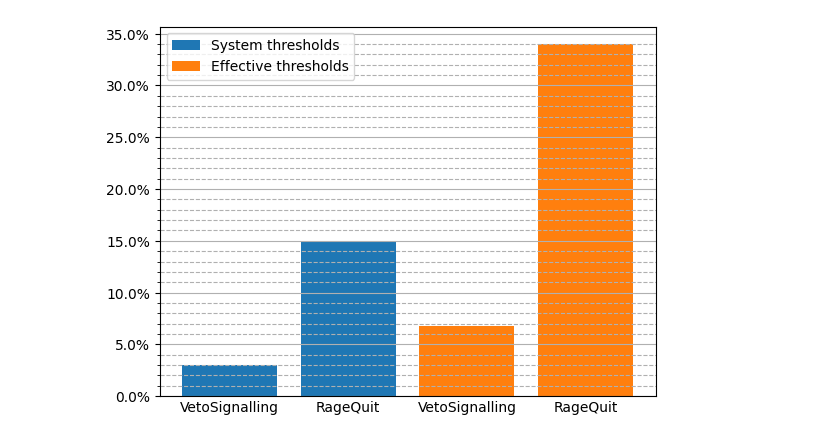
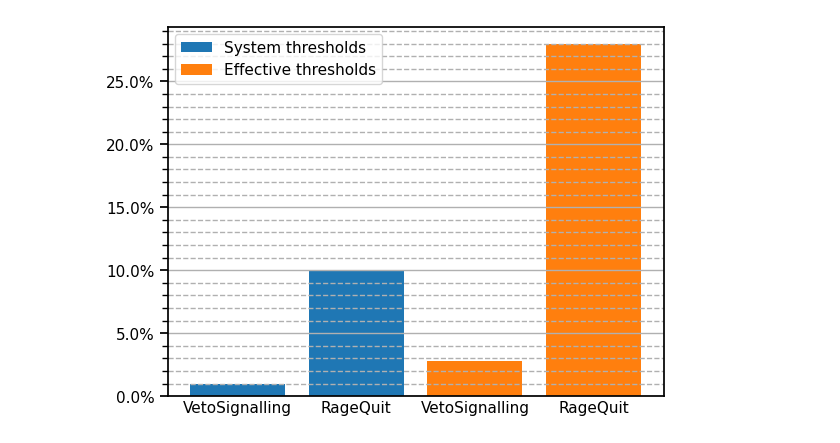
Before and after one commit to collectif-dao/dg-research, a Jupyter notebook: wallet_analysis.ipynb, the cells around one changed output. Cells and saved outputs as stored; diff of their text form; code cells hidden in the pictures.

Commit message:
updated wallet_analysis

```diff
--- a/wallet_analysis.ipynb
+++ b/wallet_analysis.ipynb
@@ -754,16 +358,16 @@ Name: total, dtype: float64
 # %%
-active_percent = wallet_type_summary['total']['Private'] / wallet_type_summary['total'].sum()
+active_percent = (wallet_type_summary['total']['Private'] + wallet_type_summary['total']['No label']) / wallet_type_summary['total'].sum()
 
-default_percents = np.array([3, 15])
+default_percents = np.array([1, 10])
 plt.bar([0,1], default_percents, label='System thresholds')
 plt.bar([2,3], default_percents / active_percent, label='Effective thresholds')
 plt.xticks([0,1,2,3], labels=['VetoSignalling', 'RageQuit', 'VetoSignalling', 'RageQuit'])
 plt.gca().yaxis.set_minor_locator(ticker.MultipleLocator(1))
 plt.gca().yaxis.set_major_formatter(ticker.PercentFormatter(xmax=100))
 plt.gca().tick_params(axis=u'x', which=u'both',length=0)
 plt.grid(True, axis='y')
 plt.gca().grid(True, axis='y', which='minor', linestyle='--')
 plt.legend()
 plt.savefig(outpath.joinpath('effective_threshold_barchart.png'))
 # %% [output]
-[figure, old version]
+[figure, new version]
```
Also changed, not shown: parts of 41 cells of this notebook.
